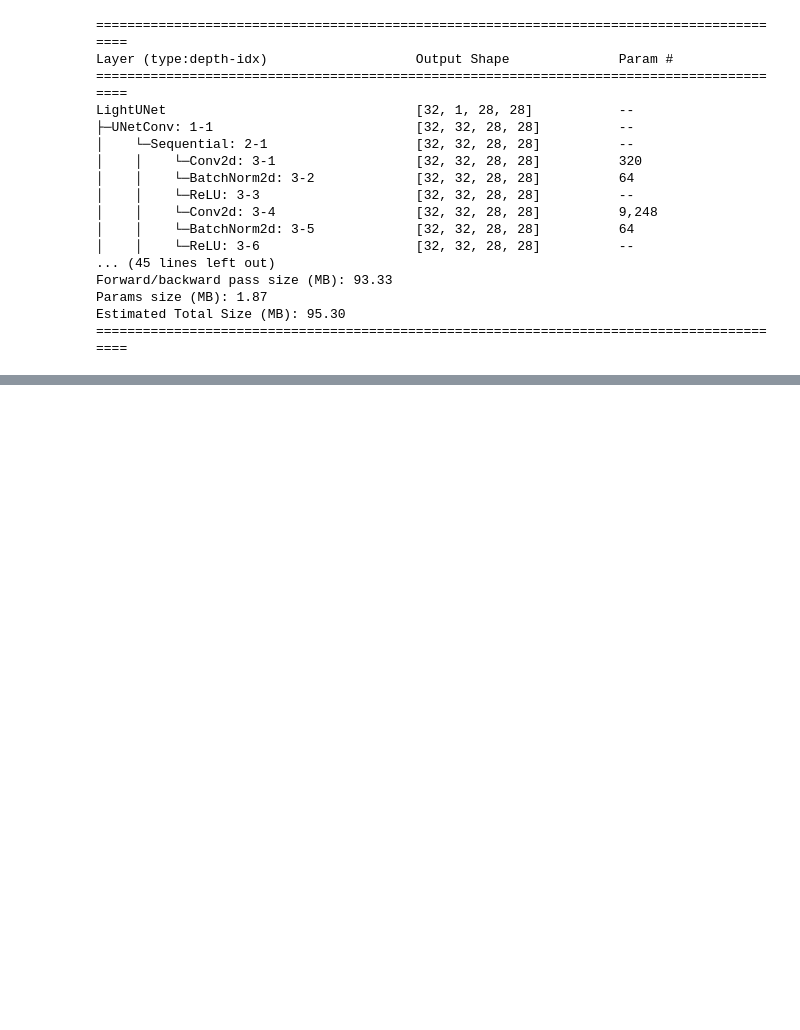
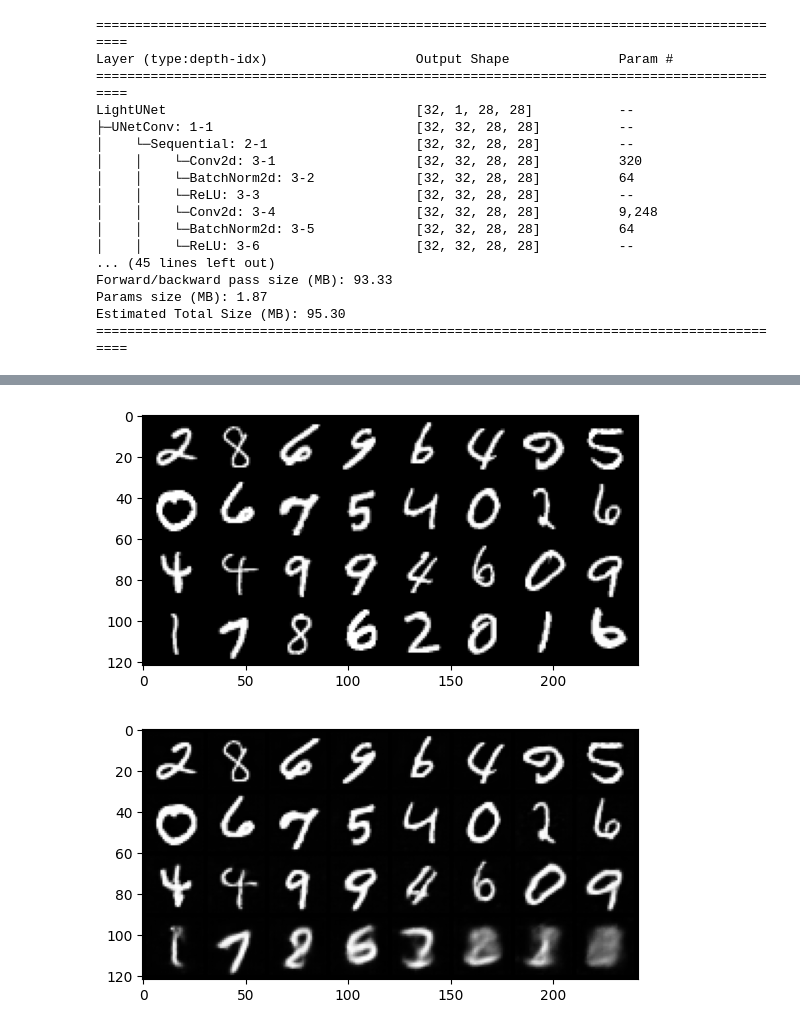
Before and after one commit to ArtemF42/diffusion-models, a Jupyter notebook: diffusion_model_from_scratch.ipynb, the cells around one changed output, grey strips where cells are left out. Cells and saved outputs as stored; diff of their text form; code cells hidden in the pictures; blank space fills up the shorter version.

```diff
--- a/diffusion_model_from_scratch.ipynb
+++ b/diffusion_model_from_scratch.ipynb
@@ -121,0 +150,20 @@ def train()
+# %%
+model.eval()
+
+for images, label in dataloader:
+    break
+
+plt.imshow(make_grid(images)[0], cmap='gray')
+plt.show()
+
+amount = torch.linspace(0, 1, BATCH_SIZE)
+corrupted_images = corrupt(images, amount).to(DEVICE)
+
+with torch.no_grad():
+    restored_images = model(corrupted_images).detach().cpu()
+
+plt.imshow(make_grid(restored_images)[0], cmap='gray')
+plt.show()
+# %% [output]
+[figure, added]
+[figure, added]
```
Also changed, not shown: parts of 5 cells of this notebook.
